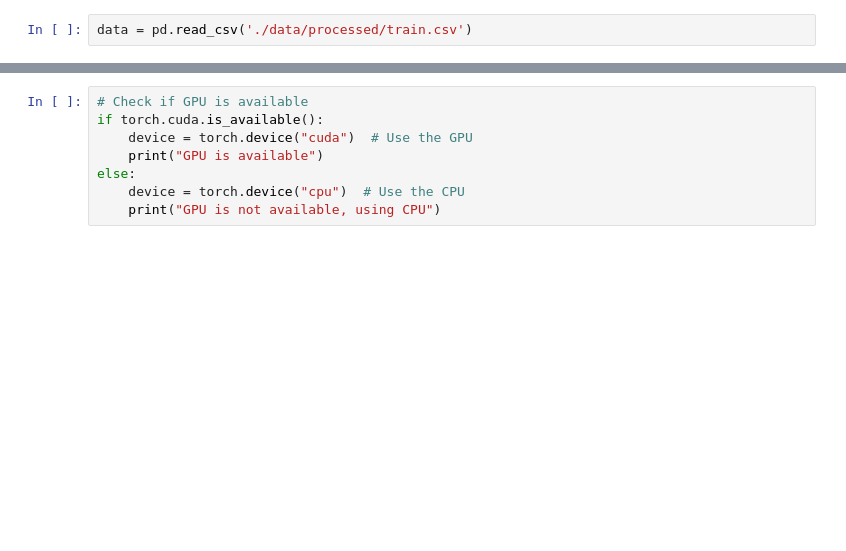
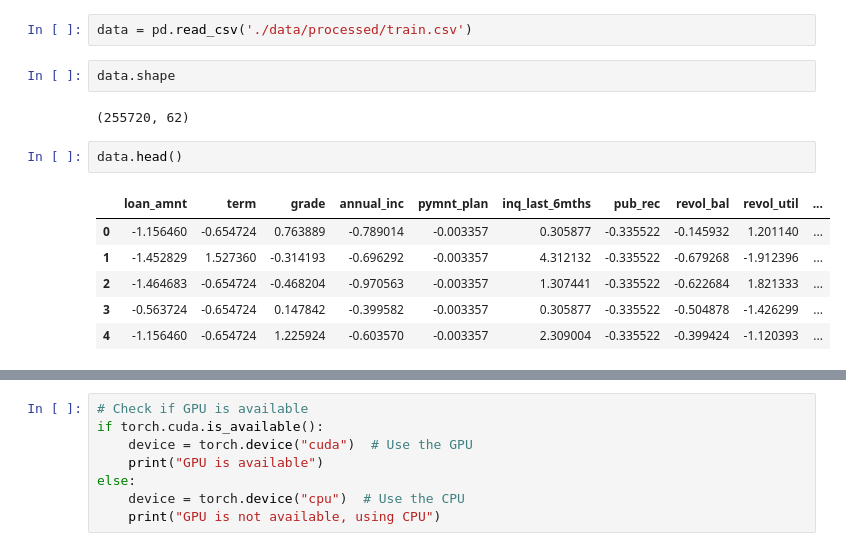
Before and after one commit to Jewdah18/Loan-Default-Risk, a Jupyter notebook: notebooks/Modelling.ipynb, the cells around one changed output, grey strips where cells are left out. Saved outputs shown, nothing was run; the diff lists cells and outputs as text; blank space fills up the shorter version.

```diff
--- a/notebooks/Modelling.ipynb
+++ b/notebooks/Modelling.ipynb
@@ -40,3 +40,16 @@ project_path = os.getenv('Project_Path')[2:78]
 os.chdir(project_path)
 # %%
 data = pd.read_csv('./data/processed/train.csv')
+# %%
+data.shape
+# %% [output]
+(255720, 62)
+# %%
+data.head()
+# %% [output]
+|  | loan_amnt | term | grade | annual_inc | pymnt_plan | inq_last_6mths | pub_rec | revol_bal | revol_util | ... |
+| 0 | -1.156460 | -0.654724 | 0.763889 | -0.789014 | -0.003357 | 0.305877 | -0.335522 | -0.145932 | 1.201140 | ... |
+| 1 | -1.452829 | 1.527360 | -0.314193 | -0.696292 | -0.003357 | 4.312132 | -0.335522 | -0.679268 | -1.912396 | ... |
+| 2 | -1.464683 | -0.654724 | -0.468204 | -0.970563 | -0.003357 | 1.307441 | -0.335522 | -0.622684 | 1.821333 | ... |
+| 3 | -0.563724 | -0.654724 | 0.147842 | -0.399582 | -0.003357 | 0.305877 | -0.335522 | -0.504878 | -1.426299 | ... |
+| 4 | -1.156460 | -0.654724 | 1.225924 | -0.603570 | -0.003357 | 2.309004 | -0.335522 | -0.399424 | -1.120393 | ... |
```
Also changed, not shown: parts of 13 cells of this notebook.
